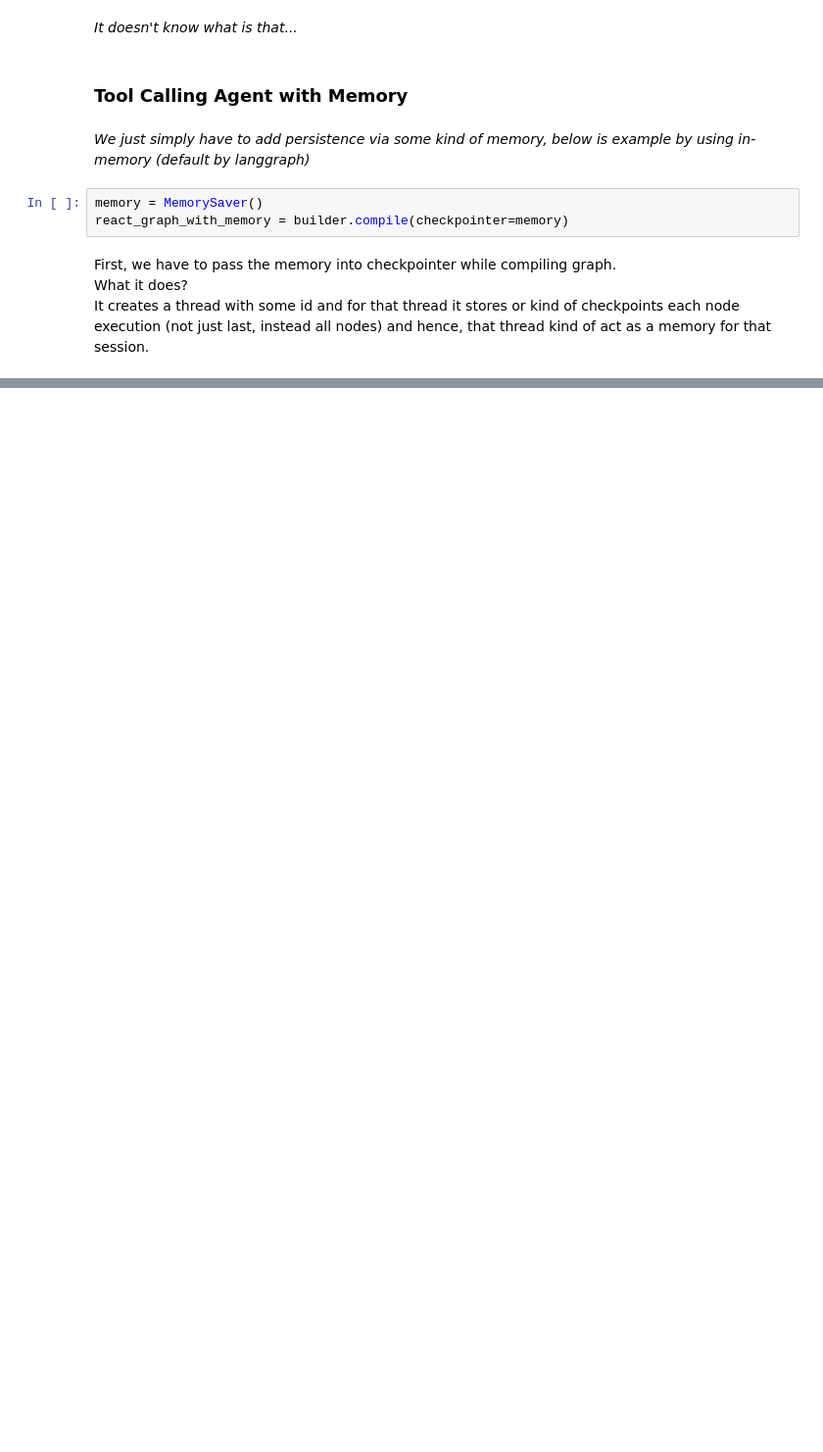
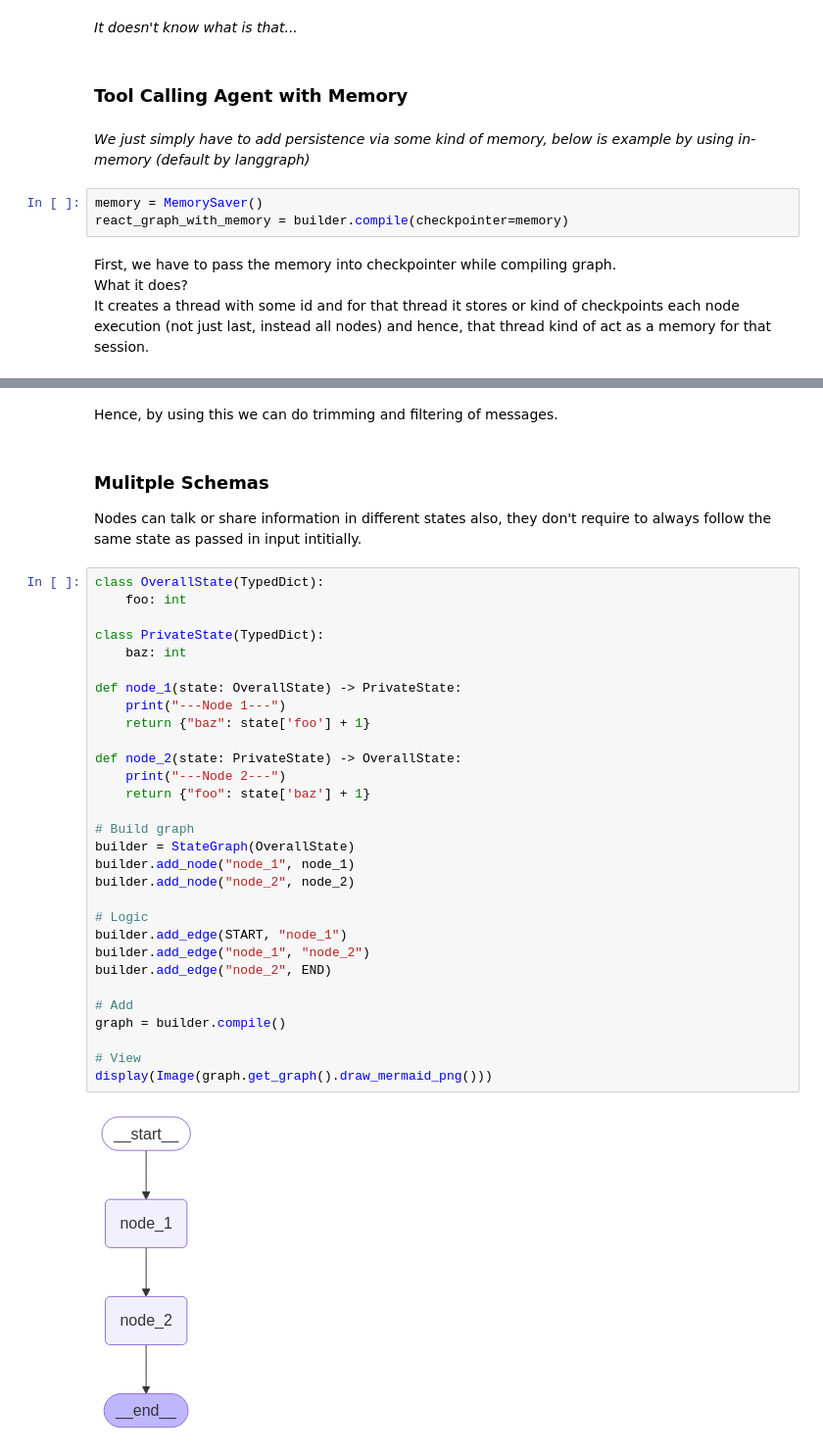
Before and after one commit to giriraj191/transferspace, a Jupyter notebook: src/langgraphpractice.ipynb, the cells around one changed output, grey strips where cells are left out. Shown: that part at 98% size. Cells and saved outputs as stored; diff of their text form; blank space fills up the shorter version.

```diff
--- a/src/langgraphpractice.ipynb
+++ b/src/langgraphpractice.ipynb
@@ -376,0 +489,37 @@ Multiplying 7 by 2 gives you 14.
+# %% [markdown]
+Hence, by using this we can do trimming and filtering of messages.
+# %% [markdown]
+### Mulitple Schemas
+Nodes can talk or share information in different states also, they don't require to always follow the same state as passed in input intitially.
+# %%
+class OverallState(TypedDict):
+    foo: int
+
+class PrivateState(TypedDict):
+    baz: int
+
+def node_1(state: OverallState) -> PrivateState:
+    print("---Node 1---")
+    return {"baz": state['foo'] + 1}
+
+def node_2(state: PrivateState) -> OverallState:
+    print("---Node 2---")
+    return {"foo": state['baz'] + 1}
+
+# Build graph
+builder = StateGraph(OverallState)
+builder.add_node("node_1", node_1)
+builder.add_node("node_2", node_2)
+
+# Logic
+builder.add_edge(START, "node_1")
+builder.add_edge("node_1", "node_2")
+builder.add_edge("node_2", END)
+
+# Add
+graph = builder.compile()
+
+# View
+display(Image(graph.get_graph().draw_mermaid_png()))
+# %% [output]
+[figure, added]
```
Also changed, not shown: parts of 34 cells of this notebook.
